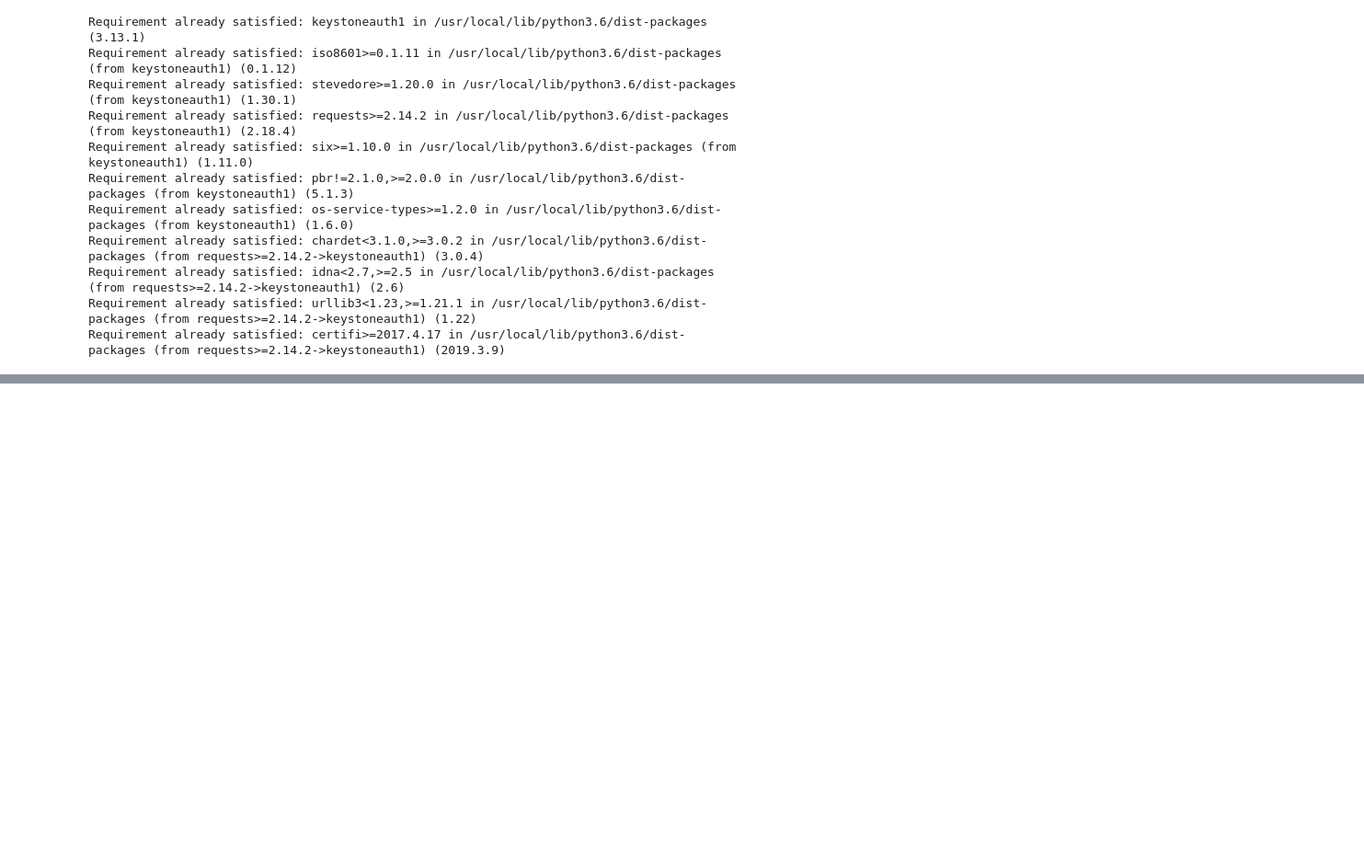
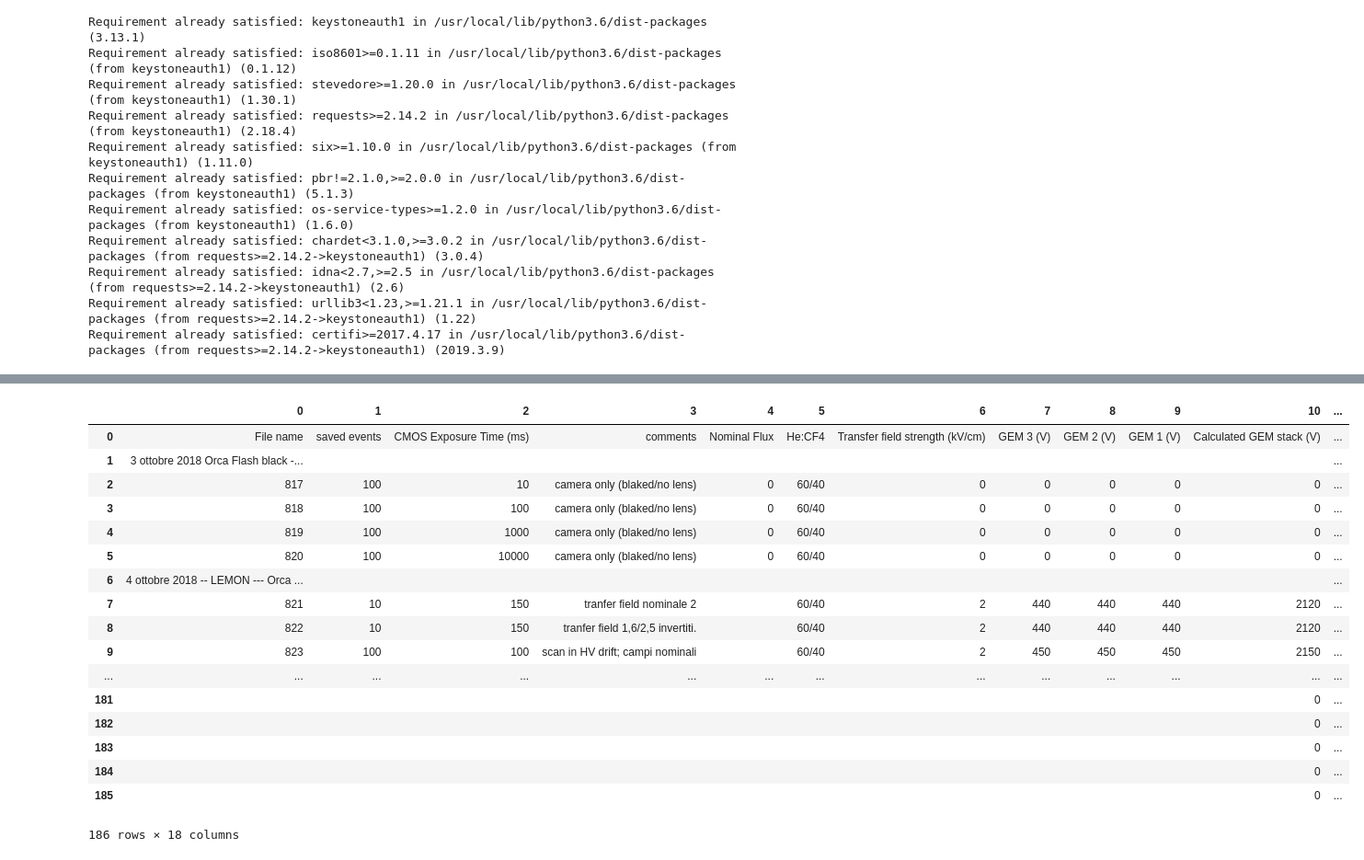
Before and after one commit to gmazzitelli/cygno, a Jupyter notebook: colab_proto.ipynb, the cells around one changed output, grey strips where cells are left out. Shown at 92% size. Drawn from its saved outputs; the diff is of its cells as text; code cells hidden in the pictures; blank space fills up the shorter version.

```diff
--- a/colab_proto.ipynb
+++ b/colab_proto.ipynb
@@ -37,0 +42,32 @@ KeyError: ignored
+# %%
+
+gc = gspread.authorize(GoogleCredentials.get_application_default())
+# Open CYGNO Logbook.
+worksheet = gc.open('CYGNO-DataLogbook').sheet1
+
+# get_all_values gives a list of rows.
+rows = worksheet.get_all_values()
+#print(rows)
+
+# Convert to a DataFrame and render.
+import pandas as pd
+pd.DataFrame.from_records(rows)
+# %% [output]
+|  | 0 | 1 | 2 | 3 | 4 | 5 | 6 | 7 | 8 | 9 | 10 | ... |
+| 0 | File name | saved events | CMOS Exposure Time (ms) | comments | Nominal Flux | He:CF4 | Transfer field strength (kV/cm) | GEM 3 (V) | GEM 2 (V) | GEM 1 (V) | Calculated GEM stack (V) | ... |
+| 1 | 3 ottobre 2018 Orca Flash black -... |  |  |  |  |  |  |  |  |  |  | ... |
+| 2 | 817 | 100 | 10 | camera only (blaked/no lens) | 0 | 60/40 | 0 | 0 | 0 | 0 | 0 | ... |
+| 3 | 818 | 100 | 100 | camera only (blaked/no lens) | 0 | 60/40 | 0 | 0 | 0 | 0 | 0 | ... |
+| 4 | 819 | 100 | 1000 | camera only (blaked/no lens) | 0 | 60/40 | 0 | 0 | 0 | 0 | 0 | ... |
+| 5 | 820 | 100 | 10000 | camera only (blaked/no lens) | 0 | 60/40 | 0 | 0 | 0 | 0 | 0 | ... |
+| 6 | 4 ottobre 2018 -- LEMON --- Orca ... |  |  |  |  |  |  |  |  |  |  | ... |
+| 7 | 821 | 10 | 150 | tranfer field nominale 2 |  | 60/40 | 2 | 440 | 440 | 440 | 2120 | ... |
+| 8 | 822 | 10 | 150 | tranfer field 1,6/2,5 invertiti. |  | 60/40 | 2 | 440 | 440 | 440 | 2120 | ... |
+| 9 | 823 | 100 | 100 | scan in HV drift; campi nominali |  | 60/40 | 2 | 450 | 450 | 450 | 2150 | ... |
+| ... | ... | ... | ... | ... | ... | ... | ... | ... | ... | ... | ... | ... |
+| 181 |  |  |  |  |  |  |  |  |  |  | 0 | ... |
+| 182 |  |  |  |  |  |  |  |  |  |  | 0 | ... |
+| 183 |  |  |  |  |  |  |  |  |  |  | 0 | ... |
+| 184 |  |  |  |  |  |  |  |  |  |  | 0 | ... |
+| 185 |  |  |  |  |  |  |  |  |  |  | 0 | ... |
+186 rows × 18 columns
```
Also changed, not shown: parts of 3 cells of this notebook.
